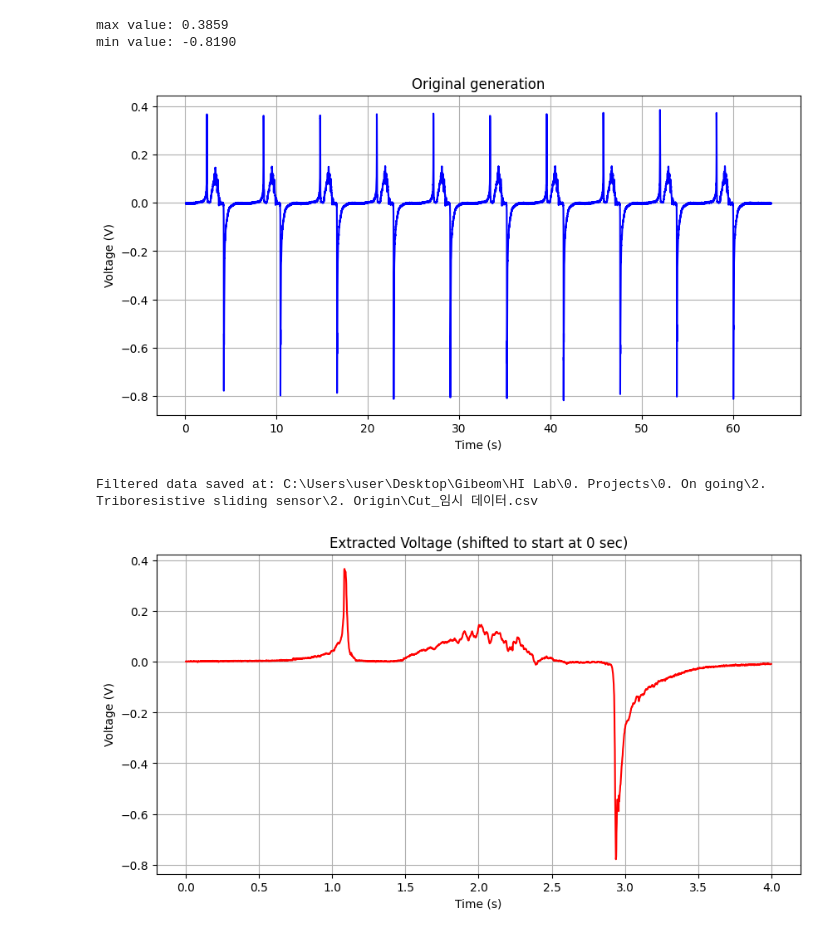
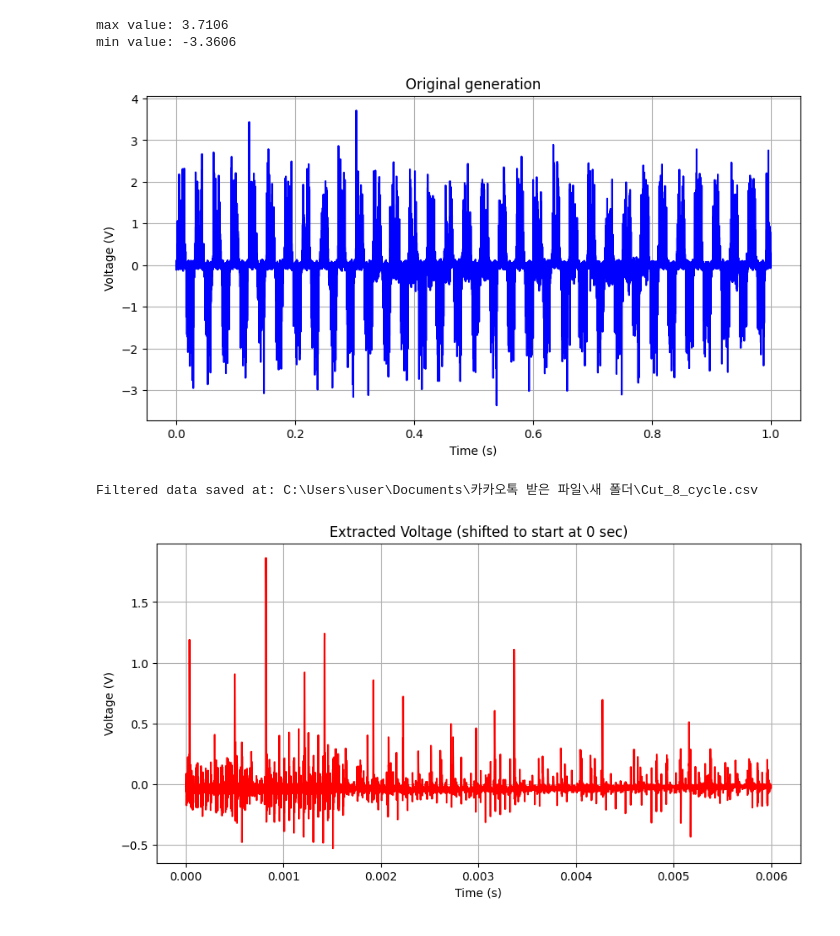
Before and after one commit to Gibeom-Lee/GB_practicing, a Jupyter notebook: data_processing/partial_extraction.ipynb, the cells around one changed output. Drawn from its saved outputs; the diff is of its cells as text; code cells hidden in the pictures.

```diff
--- a/data_processing/partial_extraction.ipynb
+++ b/data_processing/partial_extraction.ipynb
@@ -8,36 +8,36 @@ import matplotlib.pyplot as plt
 import os
 # %%
 
-local_path = r"C:\Users\user\Desktop\Gibeom\HI Lab\0. Projects\0. On going\2. Triboresistive sliding sensor\2. Origin\임시 데이터.csv"
+local_path = r"C:\Users\user\Documents\카카오톡 받은 파일\새 폴더\8_cycle.csv"
 
 df = pd.read_csv(local_path, header=None, skiprows=30, usecols=[0, 1])
 
 df.iloc[:30, :] = np.nan
 df.columns = ["Time", "Current"]
 
 # 데이터 형식 변환...글자 -> NaNwwwwwww
 df["Time"] = pd.to_numeric(df["Time"], errors='coerce')
 df["Current"] = pd.to_numeric(df["Current"], errors='coerce')
 
 print(f"max value: {df.iloc[:, 1].max(skipna=True):.4f}")
 print(f"min value: {df.iloc[:, 1].min(skipna=True):.4f}")
 
 plt.figure(figsize=(10, 5))
 plt.plot(df.iloc[:, 0], df.iloc[:, 1], label="AC current", color='b')
 plt.xlabel("Time (s)")
 plt.ylabel("Voltage (V)")
 plt.title("Original generation")
 #plt.ylim(-1, 9)
 #plt.legend()
 plt.grid(True)
 plt.show()
 # %% [output]
-max value: 0.3859
-min value: -0.8190
+max value: 3.7106
+min value: -3.3606
-[figure, old version]
+[figure, new version]
 # %%
 # 필터링된 데이터 생성
-time_range =(1.3, 5.3)# 단위: 초 ########### MODIFY HERE
+time_range =(0.394, 0.40)# 단위: 초 ########### MODIFY HERE
 df_filtered = df[(df.iloc[:, 0] >= time_range[0]) & (df.iloc[:, 0] <= time_range[1])].reset_index(drop=True)
 
 # 시간축 0초부터 시작 (단순 이동)
@@ -63,5 +63,5 @@ plt.title(f"Extracted Voltage (shifted to start at 0 sec)")
 plt.grid(True)
 plt.show()
 # %% [output]
-Filtered data saved at: C:\Users\user\Desktop\Gibeom\HI Lab\0. Projects\0. On going\2. Triboresistive sliding sensor\2. Origin\Cut_임시 데이터.csv
+Filtered data saved at: C:\Users\user\Documents\카카오톡 받은 파일\새 폴더\Cut_8_cycle.csv
-[figure, old version]
+[figure, new version]
```
Also changed, not shown: 5 other files.
